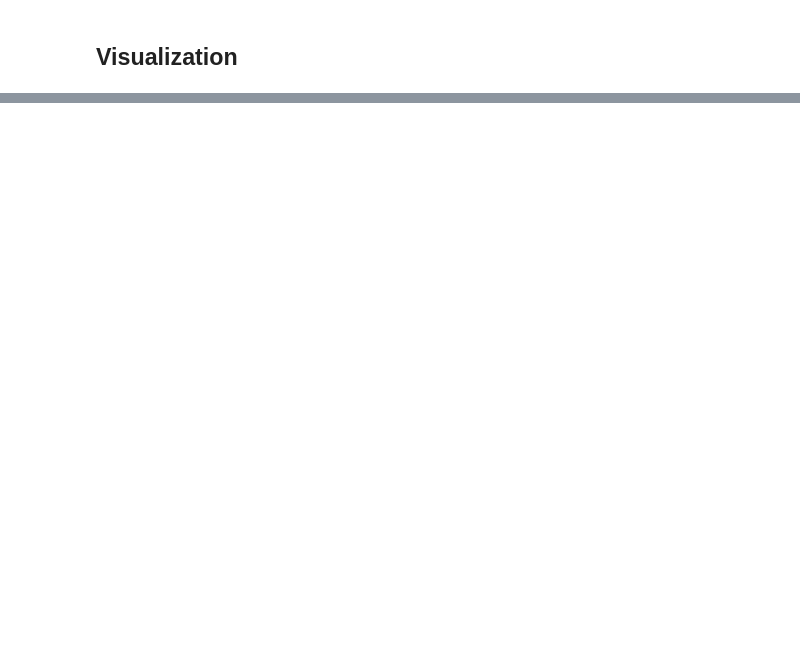
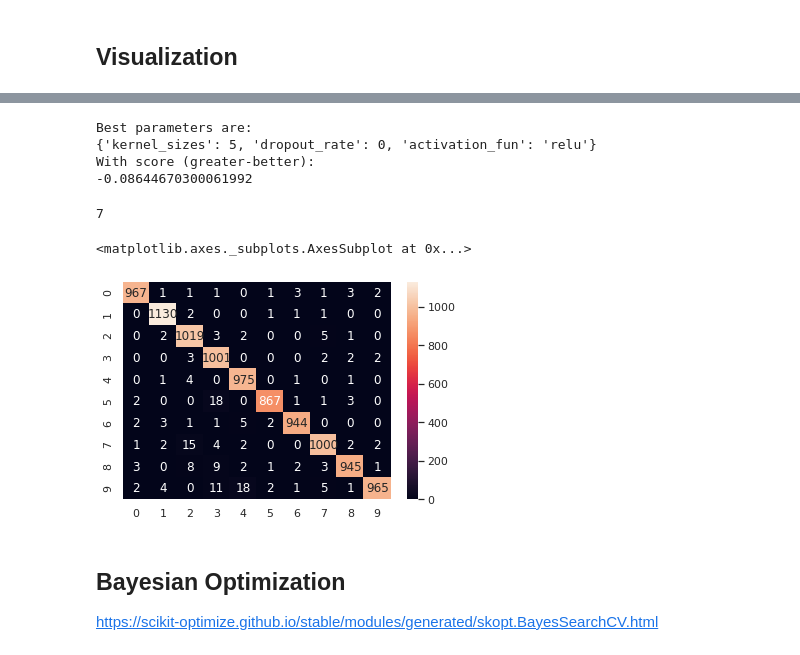
Before and after one commit to marcellmolnar/DeepLearningHomework, a Jupyter notebook: Homework.ipynb, the cells around one changed output, grey strips where cells are left out. Drawn from its saved outputs; the diff is of its cells as text; code cells hidden in the pictures; blank space fills up the shorter version.

```diff
--- a/Homework.ipynb
+++ b/Homework.ipynb
@@ -126,0 +303,12 @@ plt.show()
+# %%
+from sklearn.model_selection import RandomizedSearchCV
+randomSearch_model = RandomizedSearchCV(
+                                keras_estimator,
+                                param_distributions = keras_param_options,
+                                scoring = 'neg_log_loss',
+                                n_iter = 3,
+                                cv = 3,  # Cross-val num of folds
+                                n_jobs = 1,
+                                verbose = 1)
+# %%
+randomSearch_model.fit(X_train, y_train, **keras_fit_params) # ~ 28 min (on Tesla T4 GPU)
@@ -126,0 +362,28 @@ plt.show()
+# %%
+print("Best parameters are:")
+print(randomSearch_model.best_params_)
+print("With score (greater-better):")
+print(randomSearch_model.best_score_)
+# %% [output]
+Best parameters are:
+{'kernel_sizes': 5, 'dropout_rate': 0, 'activation_fun': 'relu'}
+With score (greater-better):
+-0.08644670300061992
+# %%
+preds = randomSearch_model.predict(X_test)
+preds[0]
+# %% [output]
+7
+# %%
+from sklearn.metrics import confusion_matrix
+conf=confusion_matrix(np.argmax(y_test,axis=1), preds)
+
+import seaborn as sns; sns.set()
+sns.heatmap(conf, annot=True, fmt='d')
+# %% [output]
+<matplotlib.axes._subplots.AxesSubplot at 0x...>
+[figure, added]
+# %% [markdown]
+## Bayesian Optimization
+
+https://scikit-optimize.github.io/stable/modules/generated/skopt.BayesSearchCV.html
```
Also changed, not shown: parts of 35 cells of this notebook.
